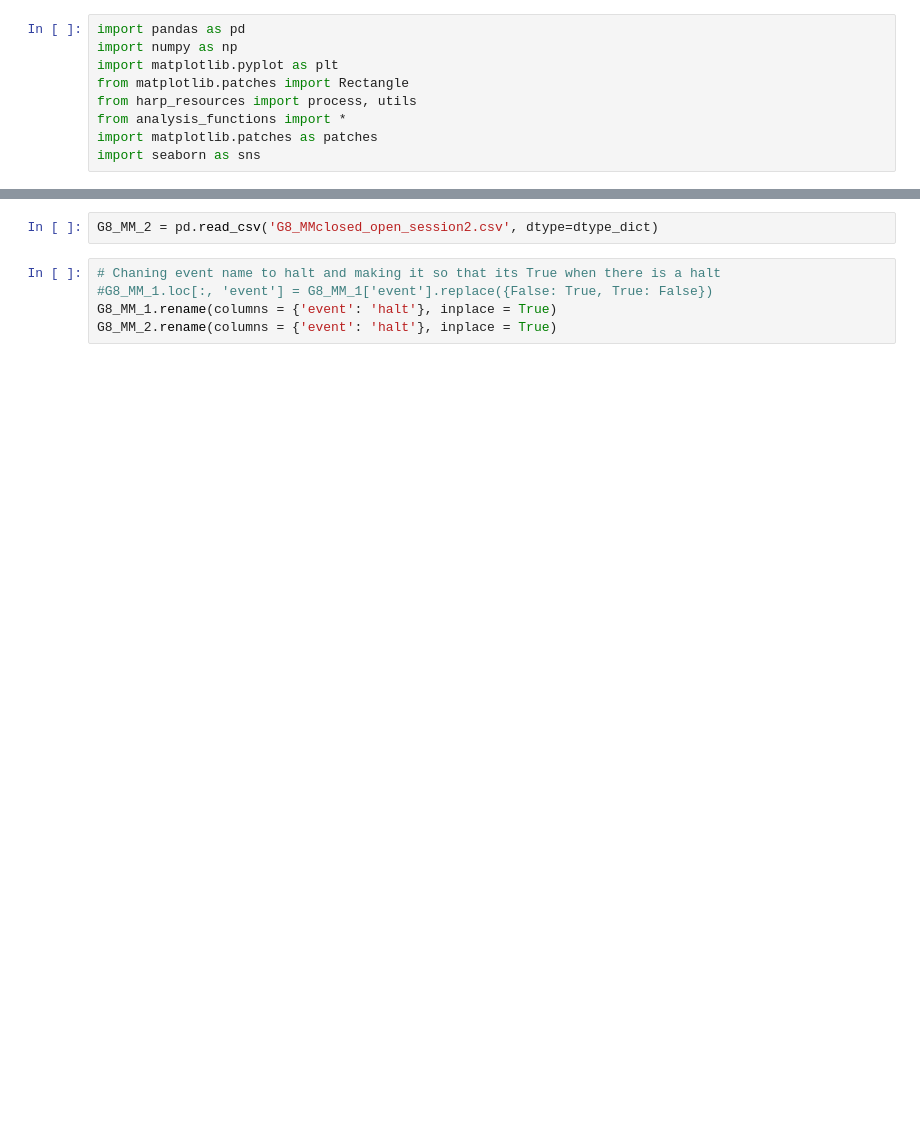
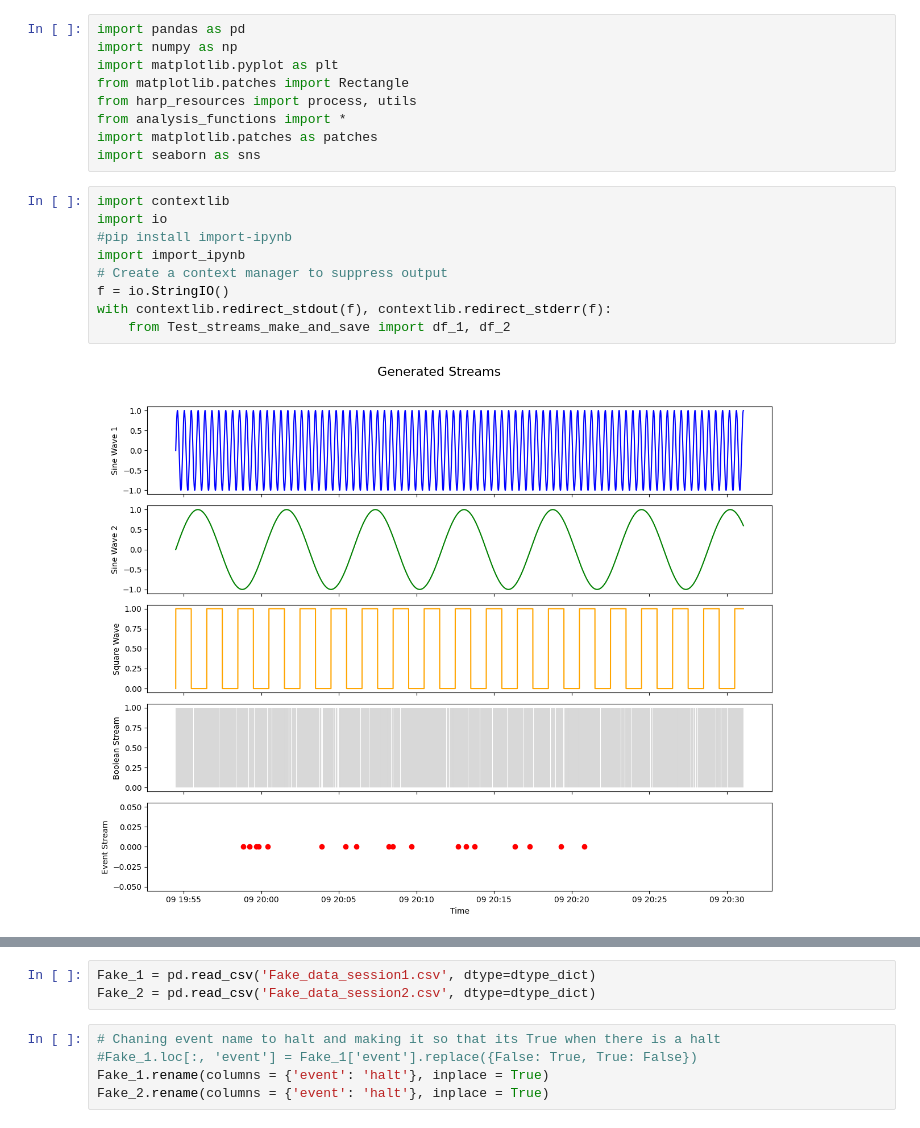
Before and after one commit to ikharitonov/vestibular_vr_pipeline, a Jupyter notebook: Mouse_by_mouse_viewdata_FakeData.ipynb, the cells around one changed output, grey strips where cells are left out. Drawn from its saved outputs; the diff is of its cells as text; blank space fills up the shorter version.

Commit message:
Test streams

```diff
--- a/Mouse_by_mouse_viewdata_FakeData.ipynb
+++ b/Mouse_by_mouse_viewdata_FakeData.ipynb
@@ -9,3 +9,14 @@ from harp_resources import process, utils
 from analysis_functions import *
 import matplotlib.patches as patches
 import seaborn as sns
+# %%
+import contextlib
+import io
+#pip install import-ipynb
+import import_ipynb
+# Create a context manager to suppress output
+f = io.StringIO()
+with contextlib.redirect_stdout(f), contextlib.redirect_stderr(f):
+    from Test_streams_make_and_save import df_1, df_2
+# %% [output]
+[figure, added]
@@ -12,9 +24,10 @@ import seaborn as sns
 # %%
-G8_MM_2 = pd.read_csv('G8_MMclosed_open_session2.csv', dtype=dtype_dict)
+Fake_1 = pd.read_csv('Fake_data_session1.csv', dtype=dtype_dict)
+Fake_2 = pd.read_csv('Fake_data_session2.csv', dtype=dtype_dict)
 # %%
 # Chaning event name to halt and making it so that its True when there is a halt
-#G8_MM_1.loc[:, 'event'] = G8_MM_1['event'].replace({False: True, True: False})
-G8_MM_1.rename(columns = {'event': 'halt'}, inplace = True)
-G8_MM_2.rename(columns = {'event': 'halt'}, inplace = True)
+#Fake_1.loc[:, 'event'] = Fake_1['event'].replace({False: True, True: False})
+Fake_1.rename(columns = {'event': 'halt'}, inplace = True)
+Fake_2.rename(columns = {'event': 'halt'}, inplace = True)
 # %%
 #Make sure the index provides inforamtion of seconds since start
```
Also changed, not shown: parts of 26 cells of this notebook, 6 other files.
